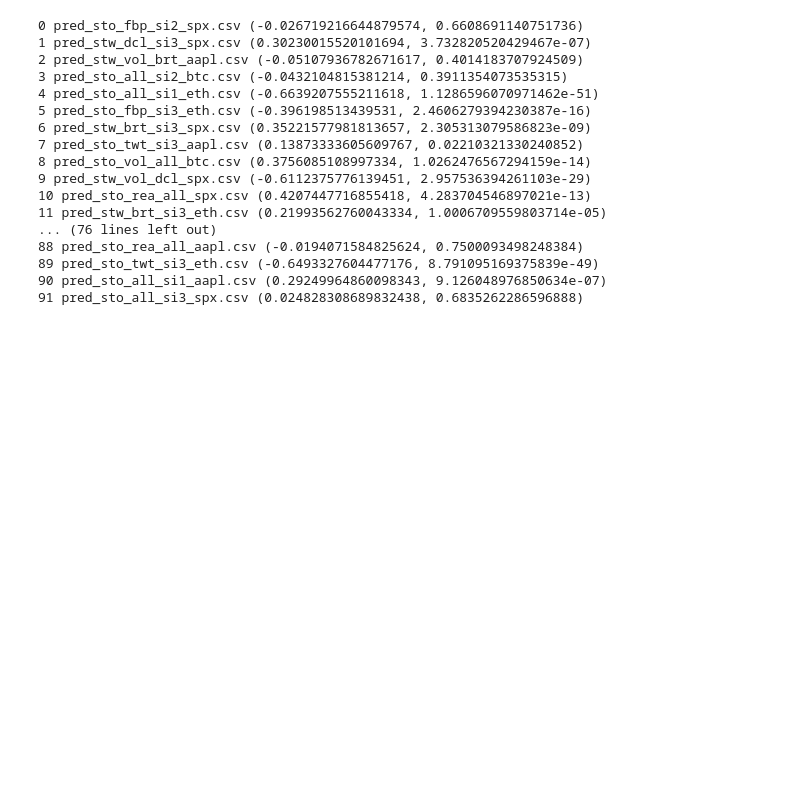
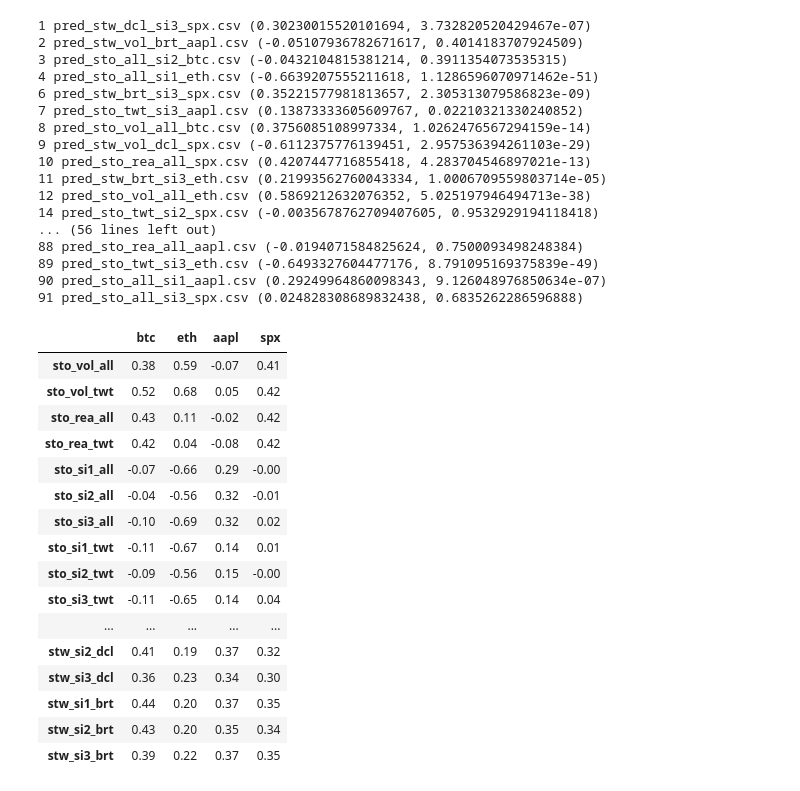
Before and after one commit to rotkert/stocktwits_sentiment, a Jupyter notebook: final_correlations.ipynb, the cells around one changed output. Saved outputs shown, nothing was run; the diff lists cells and outputs as text; code cells hidden in the pictures; blank space fills up the shorter version.

```diff
--- a/final_correlations.ipynb
+++ b/final_correlations.ipynb
@@ -17,30 +25,56 @@ cases_list = list(cases.keys())
 # %%
+sc = pd.DataFrame(np.zeros((18, 4)), index=index, columns=['btc', 'eth', 'aapl', 'spx'])
 for i, file in enumerate(os.listdir('data/pred/')):
-    case = '_'.join(file.split('.')[0].split('_')[:4])
+    _, source, type1, type2, symbol = file.split('.')[0].split('_')
+
+    if type2 == 'fbp' or type1 == 'fbp':
+        continue
+
+    new = source + '_' + type1 + '_' + type2
+    if type2.startswith('si'):
+        new = source + '_' + type2 + '_' + type1
 
     data = pd.read_csv('data/pred/' + file, index_col=0)
-    symbol = file.split('.')[0].split('_')[-1]
-    type = file.split('.')[0].split('_')[3]
+    prices = pd.read_csv('data/prices/' + symbol + '_prices.csv', header=None, index_col=0)
 
-    prices = pd.read_csv('data/prices/' + symbol + '_prices.csv', header=None, index_col=0)
     corr = pearsonr(data.values.ravel(), prices.values.ravel())
-    sc.loc[case, symbol] = corr[0]
+    sc.loc[new, symbol] = corr[0]
     print(i, file, corr)
 # %% [output]
-0 pred_sto_fbp_si2_spx.csv (-0.026719216644879574, 0.6608691140751736)
 1 pred_stw_dcl_si3_spx.csv (0.30230015520101694, 3.732820520429467e-07)
 2 pred_stw_vol_brt_aapl.csv (-0.05107936782671617, 0.4014183707924509)
 3 pred_sto_all_si2_btc.csv (-0.0432104815381214, 0.3911354073535315)
 4 pred_sto_all_si1_eth.csv (-0.6639207555211618, 1.1286596070971462e-51)
-5 pred_sto_fbp_si3_eth.csv (-0.396198513439531, 2.4606279394230387e-16)
 6 pred_stw_brt_si3_spx.csv (0.35221577981813657, 2.305313079586823e-09)
 7 pred_sto_twt_si3_aapl.csv (0.13873333605609767, 0.02210321330240852)
 8 pred_sto_vol_all_btc.csv (0.3756085108997334, 1.0262476567294159e-14)
 9 pred_stw_vol_dcl_spx.csv (-0.6112375776139451, 2.957536394261103e-29)
 10 pred_sto_rea_all_spx.csv (0.4207447716855418, 4.283704546897021e-13)
 11 pred_stw_brt_si3_eth.csv (0.21993562760043334, 1.0006709559803714e-05)
-... (76 lines left out)
+12 pred_sto_vol_all_eth.csv (0.5869212632076352, 5.025197946494713e-38)
+14 pred_sto_twt_si2_spx.csv (-0.0035678762709407605, 0.9532929194118418)
+... (56 lines left out)
 88 pred_sto_rea_all_aapl.csv (-0.0194071584825624, 0.7500093498248384)
 89 pred_sto_twt_si3_eth.csv (-0.6493327604477176, 8.791095169375839e-49)
 90 pred_sto_all_si1_aapl.csv (0.29249964860098343, 9.126048976850634e-07)
 91 pred_sto_all_si3_spx.csv (0.024828308689832438, 0.6835262286596888)
+# %%
+sc.round(2)
+# %% [output]
+|  | btc | eth | aapl | spx |
+| sto_vol_all | 0.38 | 0.59 | -0.07 | 0.41 |
+| sto_vol_twt | 0.52 | 0.68 | 0.05 | 0.42 |
+| sto_rea_all | 0.43 | 0.11 | -0.02 | 0.42 |
+| sto_rea_twt | 0.42 | 0.04 | -0.08 | 0.42 |
+| sto_si1_all | -0.07 | -0.66 | 0.29 | -0.00 |
+| sto_si2_all | -0.04 | -0.56 | 0.32 | -0.01 |
+| sto_si3_all | -0.10 | -0.69 | 0.32 | 0.02 |
+| sto_si1_twt | -0.11 | -0.67 | 0.14 | 0.01 |
+| sto_si2_twt | -0.09 | -0.56 | 0.15 | -0.00 |
+| sto_si3_twt | -0.11 | -0.65 | 0.14 | 0.04 |
+| ... | ... | ... | ... | ... |
+| stw_si2_dcl | 0.41 | 0.19 | 0.37 | 0.32 |
+| stw_si3_dcl | 0.36 | 0.23 | 0.34 | 0.30 |
+| stw_si1_brt | 0.44 | 0.20 | 0.37 | 0.35 |
+| stw_si2_brt | 0.43 | 0.20 | 0.35 | 0.34 |
+| stw_si3_brt | 0.39 | 0.22 | 0.37 | 0.35 |
```
Also changed, not shown: parts of 24 cells of this notebook, 1 other file.
